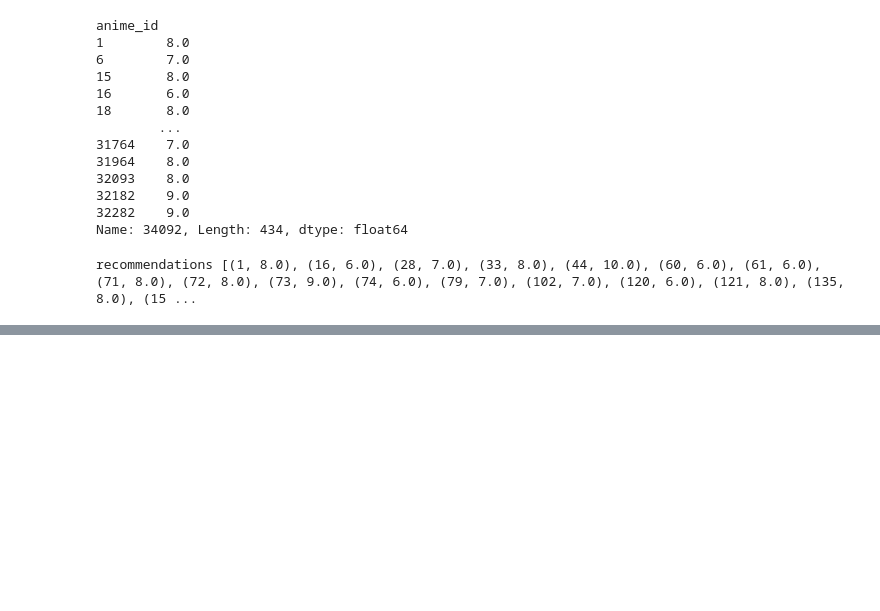
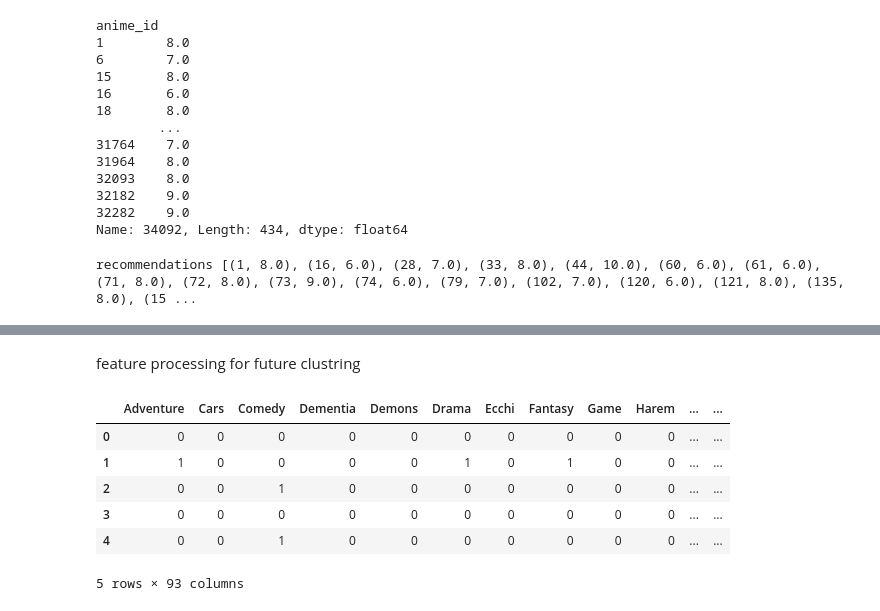
Before and after one commit to DevNerds2020/imdb-recommender-system, a Jupyter notebook: main.ipynb, the cells around one changed output, grey strips where cells are left out. Cells and saved outputs as stored; diff of their text form; code cells hidden in the pictures; blank space fills up the shorter version.

```diff
--- a/main.ipynb
+++ b/main.ipynb
@@ -236,0 +242,12 @@ recommendations [(1, 8.0), (16, 6.0), (28, 7.0), (33, 8.0), (44, 10.0), (60, 6.0
+# %%
+anime_data = pd.read_csv('anime.csv')
+rating_data = pd.read_csv('rating.csv')
+# handle null data
+anime_data['type'] = anime_data['type'].fillna('None')
+anime_data['genre'] = anime_data['genre'].fillna('None')
+anime_data['rating'] = anime_data['rating'].fillna(anime_data['rating'].median())
+# null data for episodes is Unknown so we replace it with np.nan
+episode_ = anime_data['episodes'].replace('Unknown', np.nan)
+episode_ = episode_.fillna(episode_.median())
+
+anime_data.isnull().sum()
@@ -236,0 +263,15 @@ recommendations [(1, 8.0), (16, 6.0), (28, 7.0), (33, 8.0), (44, 10.0), (60, 6.0
+# %% [markdown]
+feature processing for future clustring
+# %%
+type_ = pd.get_dummies(anime_data['type'])
+genre_ = anime_data['genre'].str.get_dummies(sep=',')
+X = pd.concat([genre_, type_, episode_, anime_data['rating'], anime_data['members']],axis=1)
+X.head()
+# %% [output]
+|  | Adventure | Cars | Comedy | Dementia | Demons | Drama | Ecchi | Fantasy | Game | Harem | ... | ... |
+| 0 | 0 | 0 | 0 | 0 | 0 | 0 | 0 | 0 | 0 | 0 | ... | ... |
+| 1 | 1 | 0 | 0 | 0 | 0 | 1 | 0 | 1 | 0 | 0 | ... | ... |
+| 2 | 0 | 0 | 1 | 0 | 0 | 0 | 0 | 0 | 0 | 0 | ... | ... |
+| 3 | 0 | 0 | 0 | 0 | 0 | 0 | 0 | 0 | 0 | 0 | ... | ... |
+| 4 | 0 | 0 | 1 | 0 | 0 | 0 | 0 | 0 | 0 | 0 | ... | ... |
+5 rows × 93 columns
```
Also changed, not shown: parts of 11 cells of this notebook.
